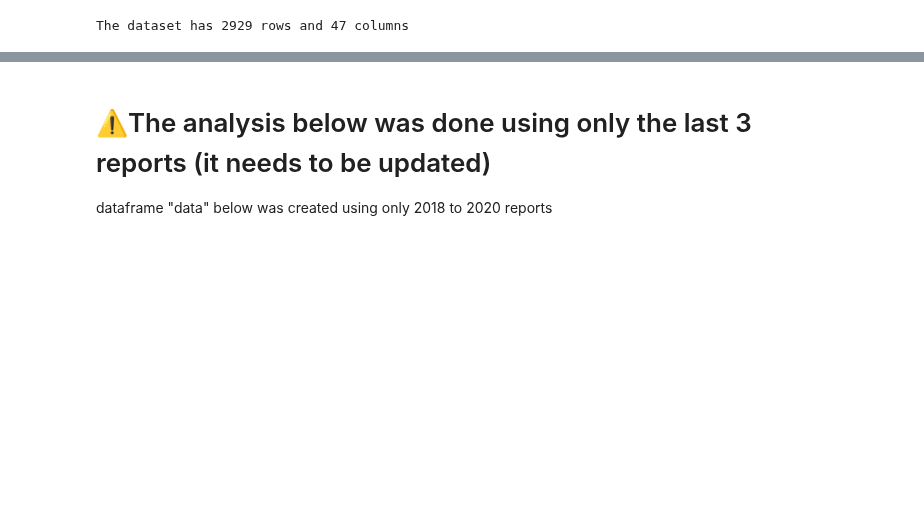
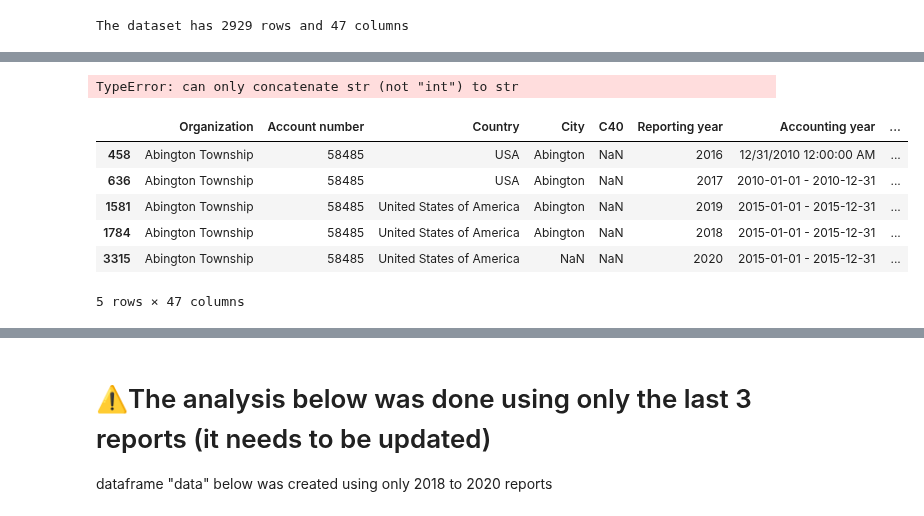
Before and after one commit to OpenGeoScales/ogs-data-exploration, a Jupyter notebook: notebooks/ghg-emissions/cdp/cdp-notebook.ipynb, the cells around one changed output, grey strips where cells are left out. Saved outputs shown, nothing was run; the diff lists cells and outputs as text; code cells hidden in the pictures; blank space fills up the shorter version.

```diff
--- a/notebooks/ghg-emissions/cdp/cdp-notebook.ipynb
+++ b/notebooks/ghg-emissions/cdp/cdp-notebook.ipynb
@@ -152,0 +214,16 @@ data.to_csv("../../../data/ghg-emissions/cdp/data.csv")
+# %%
+pd.DataFrame(
+    data[['Organization','City']]['City'].sum()
+)
+# %% [output]
+TypeError: can only concatenate str (not "int") to str
+# %%
+data[data['Organization'] == 'Abington Township']
+# %% [output]
+|  | Organization | Account number | Country | City | C40 | Reporting year | Accounting year | ... |
+| 458 | Abington Township | 58485 | USA | Abington | NaN | 2016 | 12/31/2010 12:00:00 AM | ... |
+| 636 | Abington Township | 58485 | USA | Abington | NaN | 2017 | 2010-01-01 - 2010-12-31 | ... |
+| 1581 | Abington Township | 58485 | United States of America | Abington | NaN | 2019 | 2015-01-01 - 2015-12-31 | ... |
+| 1784 | Abington Township | 58485 | United States of America | Abington | NaN | 2018 | 2015-01-01 - 2015-12-31 | ... |
+| 3315 | Abington Township | 58485 | United States of America | NaN | NaN | 2020 | 2015-01-01 - 2015-12-31 | ... |
+5 rows × 47 columns
```
Also changed, not shown: parts of 47 cells of this notebook, 5 other files.
